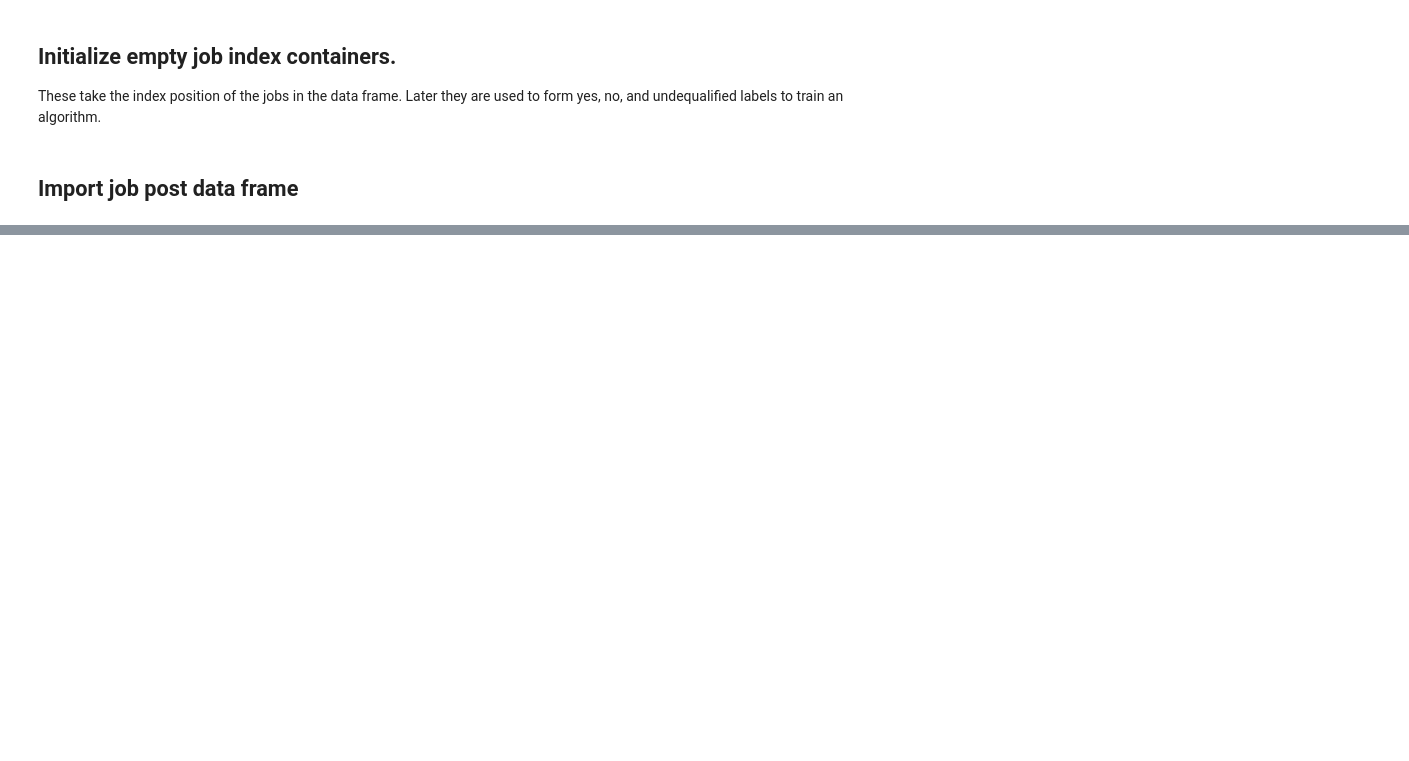
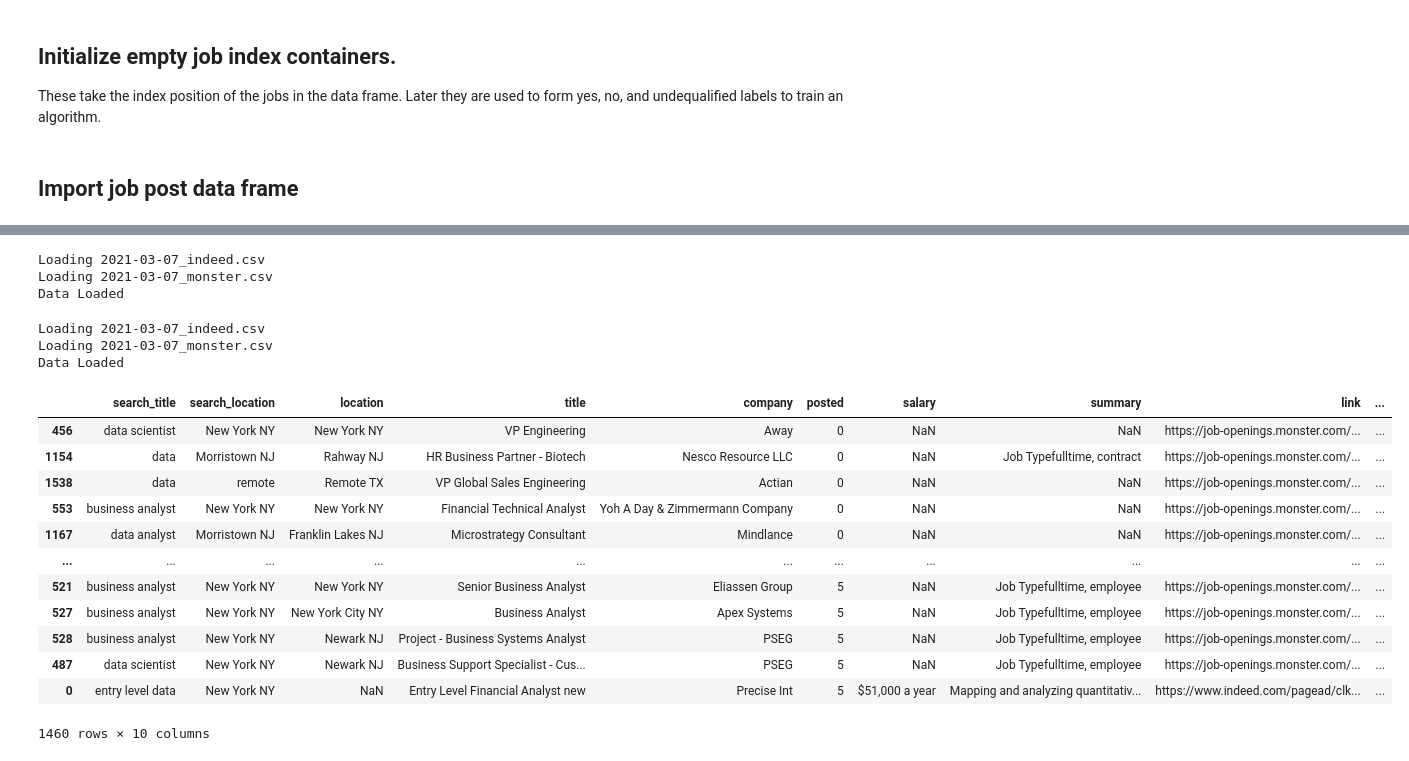
Before and after one commit to ftkjr/JobSearchScraper, a Jupyter notebook: SortJobs.ipynb, the cells around one changed output, grey strips where cells are left out. Drawn from its saved outputs; the diff is of its cells as text; code cells hidden in the pictures; blank space fills up the shorter version.

```diff
--- a/SortJobs.ipynb
+++ b/SortJobs.ipynb
@@ -85,11 +118,81 @@ other = []
+# %%
+#########################################################
+##########################################################
+############### THIS CELL IS FOR RAW DATA ONLY!!!! ###########
+#####################################################
+# Import raw files and clean them up
+
+# Set how many of the most recent files to include
+last_n_files = 2
+
+# Get the files from the shared directory
+shared_drive = 'Z:/data/0rawdata/'
+
+shared_files = listdir(shared_drive)[-last_n_files:]
+df_0 = pd.DataFrame()
+for our_file in shared_files:
+    print("Loading", our_file)
+    df_0 = pd.concat([df_0, pd.read_csv(shared_drive + our_file)], ignore_index=True)
+
+print("Data Loaded")
+# %% [output]
+Loading 2021-03-07_indeed.csv
+Loading 2021-03-07_monster.csv
+Data Loaded
+# %%
+#######################################################################################################
+# Import most recent scraped file from the shared drive then clean the data so we can look through it #
+#######################################################################################################
+
+# Set how many of the most recent files to include
+last_n_files = 2
+
+# Get the files from the shared directory
+shared_drive = 'Z:/data/'
+shared_files = listdir(shared_drive)[-last_n_files:]
+df_0 = pd.DataFrame()
+for our_file in shared_files:
+    print("Loading", our_file)
+    df_0 = pd.concat([df_0, pd.read_csv(shared_drive + our_file)], ignore_index=True)
+
+print("Data Loaded")
+# %% [output]
+Loading 2021-03-07_indeed.csv
+Loading 2021-03-07_monster.csv
+Data Loaded
 # %%
-df_0 = pd.read_csv('data/2020-12-14_jobsmonster.tsv', sep="\t")
-df1 = df_0
+if "unnamed: 0" in df_0.columns.str.lower():
+    df1 = df_0.loc[:, df_0.columns != "unnamed: 0"]
+else:
+    df1 = df_0
 df1.columns = df1.columns.str.lower()
+df1 = df1.drop_duplicates(subset=['description'], keep = 'first')
 df1.description = df1.description.str.replace('A/R', 'AR')
-for col in df1.columns:
-    if col != 'posted':
+df1.posted = pd.to_numeric(df1.posted,'coerce')
+if df1.shape[1] == 11:
+    for col in df1.columns[list(range(5)) + [10]]:
+        df1[col] = df1[col].str.replace('\n', ' ').str.replace('\r', ' ').str.replace('/', ' ').str.replace(',', ' ')
+else:
+    for col in df1.columns[list(range(5)) + [9]]:
         df1[col] = df1[col].str.replace('\n', ' ').str.replace('\r', ' ').str.replace('/', ' ').str.replace(',', ' ')
 
+
 df1.description = df1.description.str.replace(r"([a-z])([A-Z])", r"\1 \.\2").str.replace(r' \\.', '')
+df1.description = df1.description.str.replace('Description', '')
+df1 = df1.dropna(subset=['description'])
+df1.sort_values('posted')
+# %% [output]
+|  | search_title | search_location | location | title | company | posted | salary | summary | link | ... |
+| 456 | data scientist | New York NY | New York NY | VP Engineering | Away | 0 | NaN | NaN | https://job-openings.monster.com/... | ... |
+| 1154 | data | Morristown NJ | Rahway NJ | HR Business Partner - Biotech | Nesco Resource LLC | 0 | NaN | Job Typefulltime, contract | https://job-openings.monster.com/... | ... |
+| 1538 | data | remote | Remote TX | VP Global Sales Engineering | Actian | 0 | NaN | NaN | https://job-openings.monster.com/... | ... |
+| 553 | business analyst | New York NY | New York NY | Financial Technical Analyst | Yoh A Day & Zimmermann Company | 0 | NaN | NaN | https://job-openings.monster.com/... | ... |
+| 1167 | data analyst | Morristown NJ | Franklin Lakes NJ | Microstrategy Consultant | Mindlance | 0 | NaN | NaN | https://job-openings.monster.com/... | ... |
+| ... | ... | ... | ... | ... | ... | ... | ... | ... | ... | ... |
+| 521 | business analyst | New York NY | New York NY | Senior Business Analyst | Eliassen Group | 5 | NaN | Job Typefulltime, employee | https://job-openings.monster.com/... | ... |
+| 527 | business analyst | New York NY | New York City NY | Business Analyst | Apex Systems | 5 | NaN | Job Typefulltime, employee | https://job-openings.monster.com/... | ... |
+| 528 | business analyst | New York NY | Newark NJ | Project - Business Systems Analyst | PSEG | 5 | NaN | Job Typefulltime, employee | https://job-openings.monster.com/... | ... |
+| 487 | data scientist | New York NY | Newark NJ | Business Support Specialist - Cus... | PSEG | 5 | NaN | Job Typefulltime, employee | https://job-openings.monster.com/... | ... |
+| 0 | entry level data | New York NY | NaN | Entry Level Financial Analyst new | Precise Int | 5 | $51,000 a year | Mapping and analyzing quantitativ... | https://www.indeed.com/pagead/clk... | ... |
+1460 rows × 10 columns
 # %%
```
Also changed, not shown: parts of 8 cells of this notebook, 1 other file.
